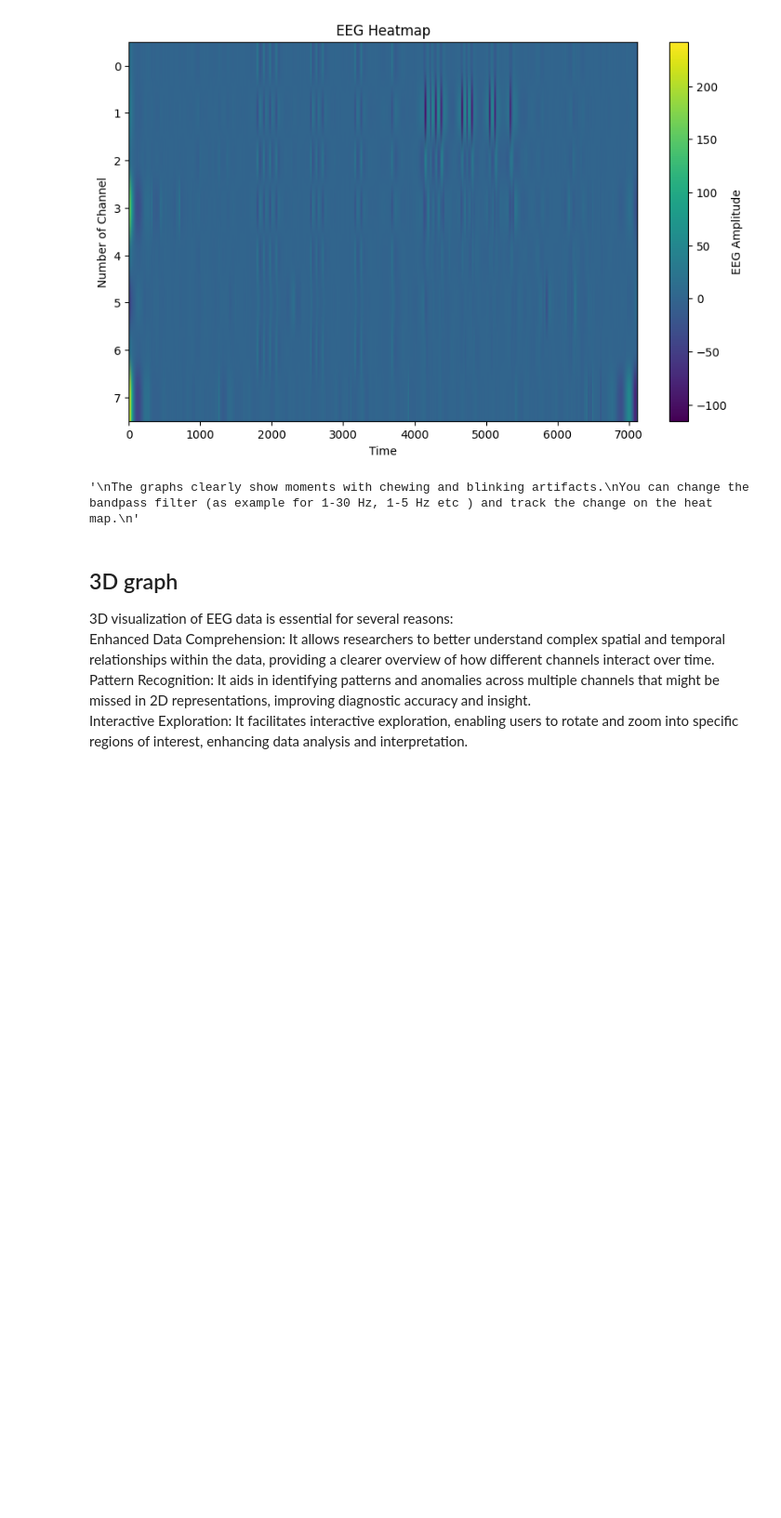
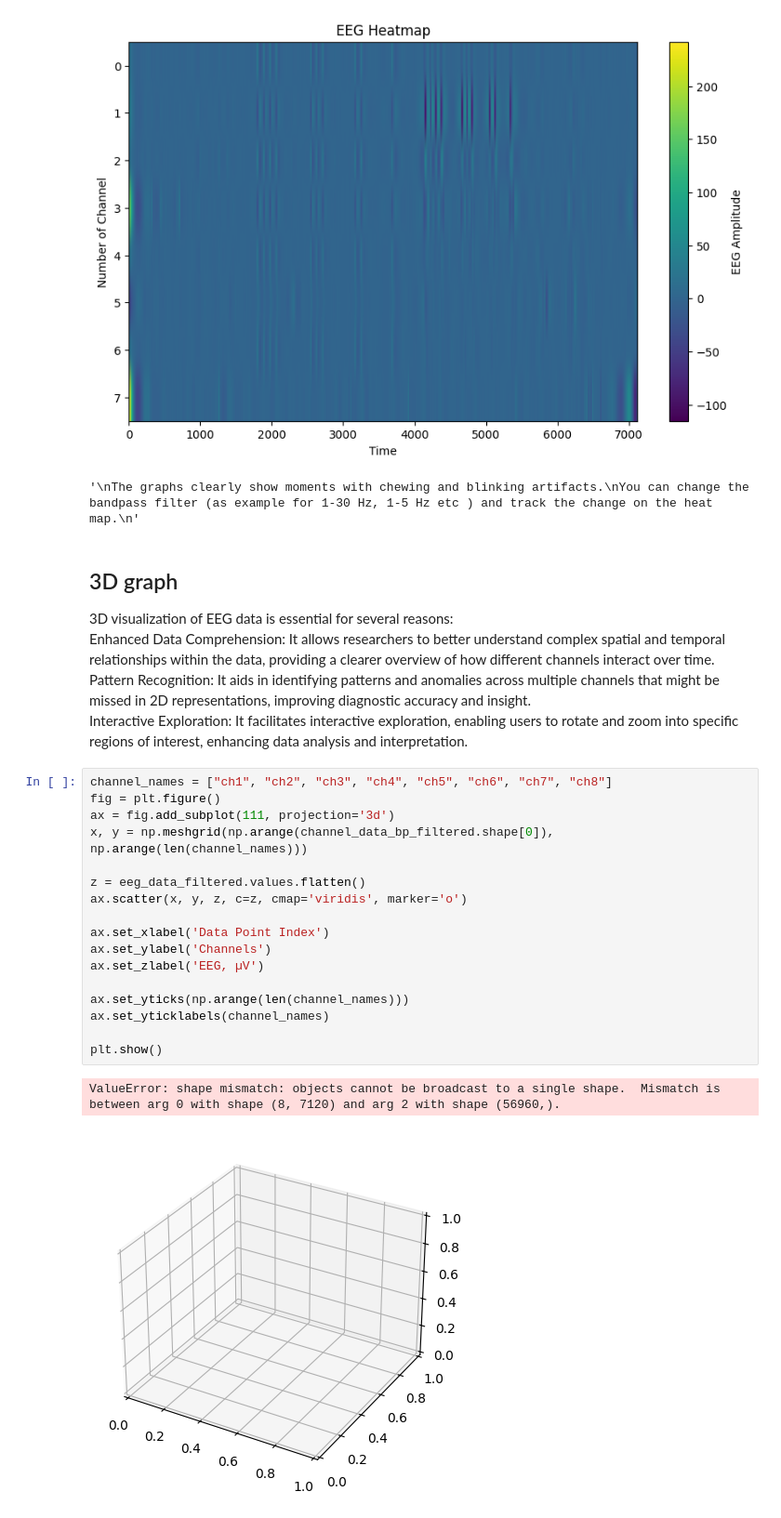
Before and after one commit to nargesyaghoubi/NeuroSignal, a Jupyter notebook: Visualisation.ipynb, the cells around one changed output. Shown at 93% size. Cells and saved outputs as stored; diff of their text form; blank space fills up the shorter version.

Commit message:
add 3D graph

```diff
--- a/Visualisation.ipynb
+++ b/Visualisation.ipynb
@@ -188,3 +188,23 @@ You can change the bandpass filter (as example for 1-30 Hz, 1-5 Hz etc ) and tra
 Enhanced Data Comprehension: It allows researchers to better understand complex spatial and temporal relationships within the data, providing a clearer overview of how different channels interact over time.
 Pattern Recognition: It aids in identifying patterns and anomalies across multiple channels that might be missed in 2D representations, improving diagnostic accuracy and insight.
 Interactive Exploration: It facilitates interactive exploration, enabling users to rotate and zoom into specific regions of interest, enhancing data analysis and interpretation.
+# %%
+channel_names = ["ch1", "ch2", "ch3", "ch4", "ch5", "ch6", "ch7", "ch8"]
+fig = plt.figure()
+ax = fig.add_subplot(111, projection='3d')
+x, y = np.meshgrid(np.arange(channel_data_bp_filtered.shape[0]), np.arange(len(channel_names)))
+
+z = eeg_data_filtered.values.flatten()
+ax.scatter(x, y, z, c=z, cmap='viridis', marker='o')
+
+ax.set_xlabel('Data Point Index')
+ax.set_ylabel('Channels')
+ax.set_zlabel('EEG, µV')
+
+ax.set_yticks(np.arange(len(channel_names)))
+ax.set_yticklabels(channel_names)
+
+plt.show()
+# %% [output]
+ValueError: shape mismatch: objects cannot be broadcast to a single shape.  Mismatch is between arg 0 with shape (8, 7120) and arg 2 with shape (56960,).
+[figure, added]
```
Also changed, not shown: parts of 2 cells of this notebook.
